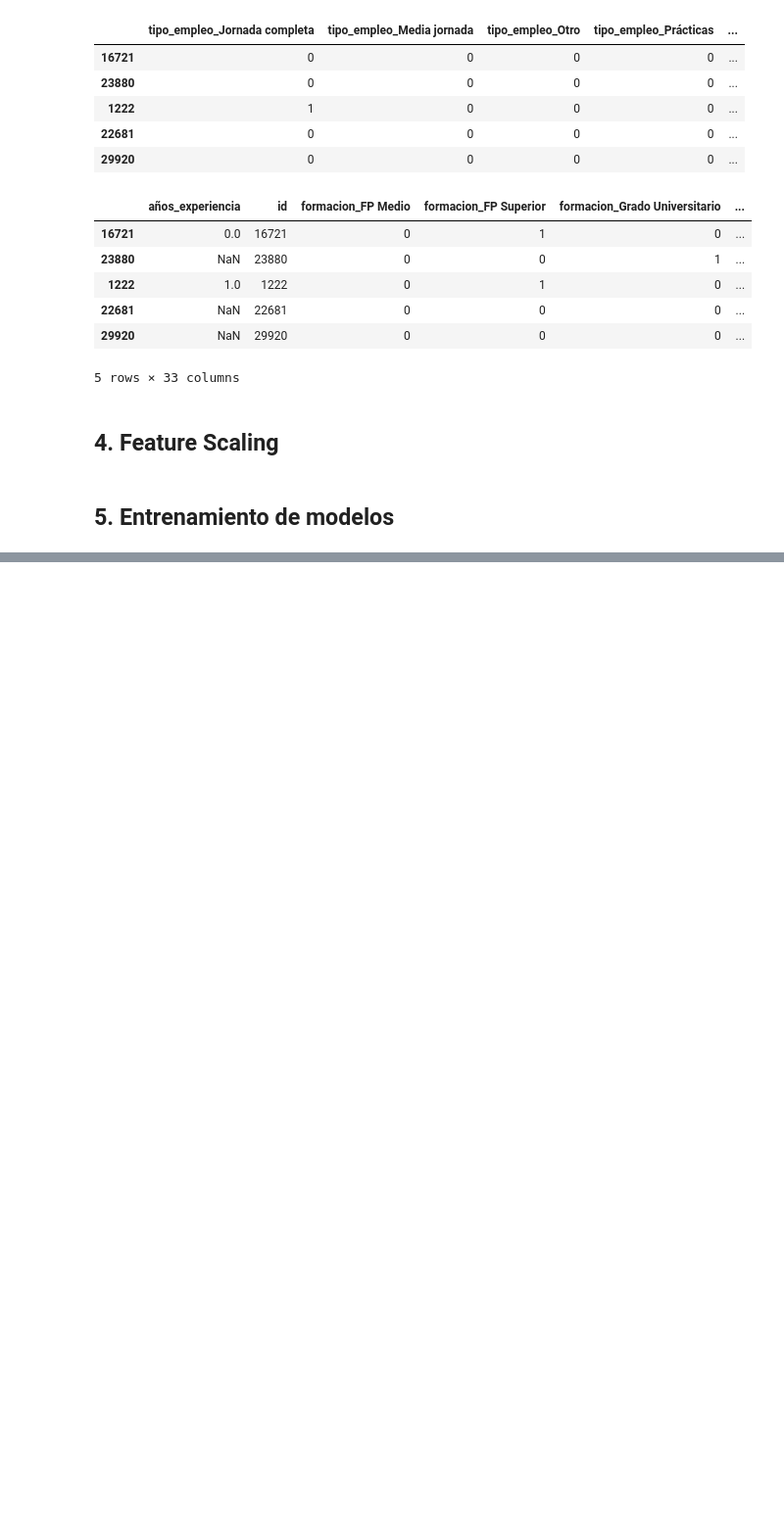
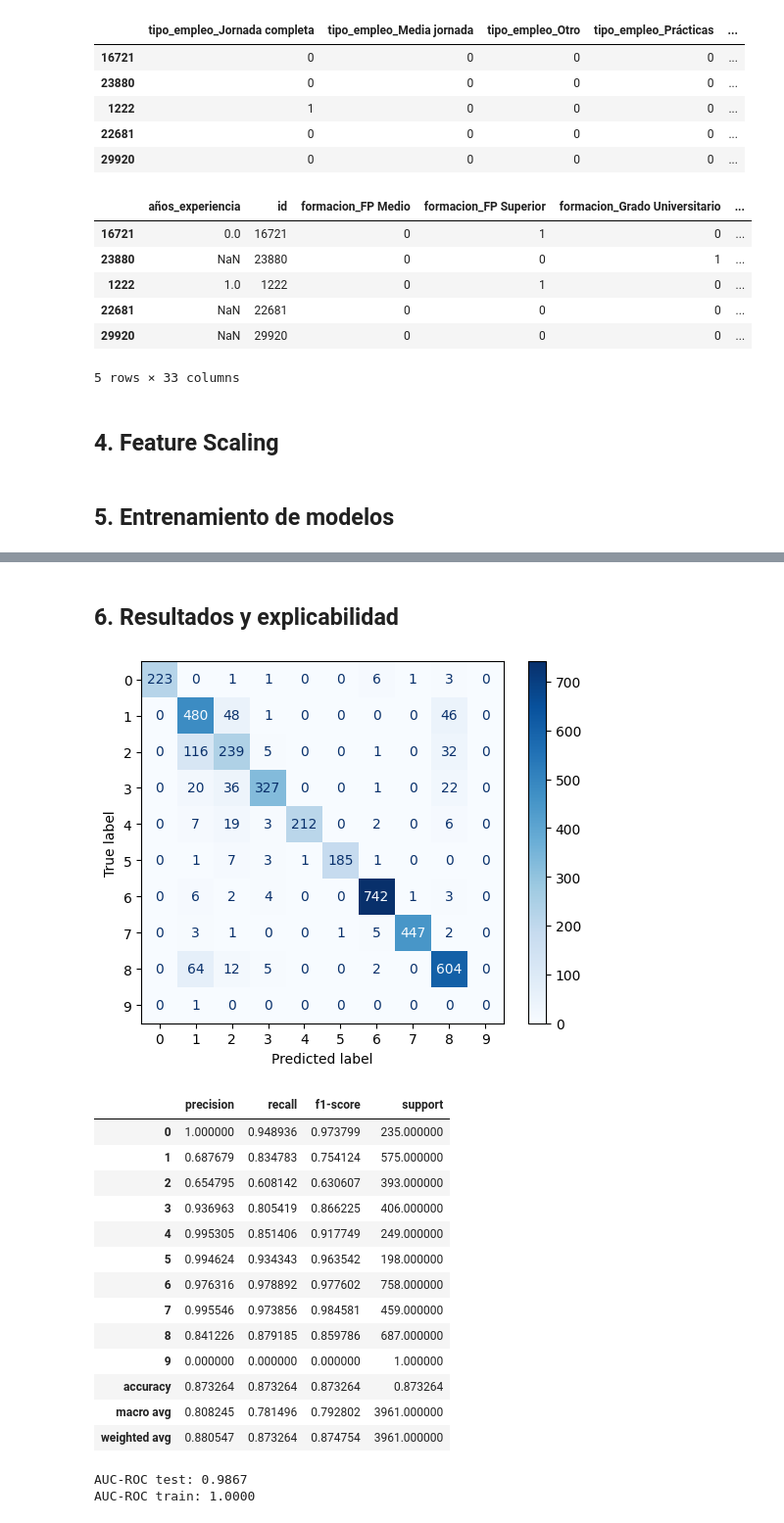
Before and after one commit to Ivan-0612/TFM_job_description_prediction, a Jupyter notebook: notebooks/06_salary_model.ipynb, the cells around one changed output, grey strips where cells are left out. Shown at 98% size. Cells and saved outputs as stored; diff of their text form; code cells hidden in the pictures; blank space fills up the shorter version.

Commit message:
modelos y resultados

```diff
--- a/notebooks/06_salary_model.ipynb
+++ b/notebooks/06_salary_model.ipynb
@@ -3,9 +3,12 @@
 # %%
 import pandas as pd
 import numpy as np
-
+from sklearn.preprocessing import LabelEncoder
 df = pd.read_csv('../data/interim/df_merged.csv')
 df = df.dropna(subset=['Rango_Salarial'])
+
+label_encoder = LabelEncoder()
+df['Rango_Salarial'] = label_encoder.fit_transform(df['Rango_Salarial']) # para entrenar los modelos correctamente
 # %%
 df.shape
 # %% [output]
@@ -174,6 +177,10 @@ X_train = X_train.drop(columns=['id'])
 X_test = X_test.drop(columns=['id'])
 # %% [markdown]
 ## 5. Entrenamiento de modelos
+# %%
+# Arreglar nombre de columnas para evitar problemas con los modelos
+X_train.columns = X_train.columns.str.replace(',', '_')
+X_test.columns = X_test.columns.str.replace(',', '_')
 # %%
 sets_posibles = [
     list(X_train.columns),
@@ -309,0 +380,50 @@ for i, features in enumerate(sets_posibles):
+# %% [markdown]
+## 6. Resultados y explicabilidad
+# %%
+import shap
+import matplotlib.pyplot as plt
+def resultados(model, X_train_model, X_test_model):
+    y_pred_train = model.predict(X_train_model)
+    y_pred_proba = model.predict_proba(X_test_model)
+    y_pred_test = model.predict(X_test_model)
+
+    auc_roc_test = roc_auc_score(y_test, y_pred_proba, multi_class='ovr', average='weighted')
+    auc_roc_train = roc_auc_score(y_train, model.predict_proba(X_train_model), multi_class='ovr', average='weighted')
+
+    ConfusionMatrixDisplay.from_predictions(
+    y_test,
+    y_pred_test,
+    cmap=plt.cm.Blues,
+    values_format='.0f',
+    )
+    plt.show()
+
+    display(pd.DataFrame(classification_report(y_test,y_pred_test, output_dict=True)).T)
+
+    print(f'AUC-ROC test: {auc_roc_test:.4f}')
+    print(f'AUC-ROC train: {auc_roc_train:.4f}')
+
+    explainer = shap.TreeExplainer(model)
+    shap_values = explainer(X_test_model)
+    shap.summary_plot(shap_values.values, X_test_model, plot_type="bar")
+# %%
+Xgb_set1 = joblib.load('../models/set_1_XGBClassifier.joblib')
+resultados(Xgb_set1, X_train[sets_posibles[0]], X_test[sets_posibles[0]])
+# %% [output]
+[figure, added]
+|  | precision | recall | f1-score | support |
+| 0 | 1.000000 | 0.948936 | 0.973799 | 235.000000 |
+| 1 | 0.687679 | 0.834783 | 0.754124 | 575.000000 |
+| 2 | 0.654795 | 0.608142 | 0.630607 | 393.000000 |
+| 3 | 0.936963 | 0.805419 | 0.866225 | 406.000000 |
+| 4 | 0.995305 | 0.851406 | 0.917749 | 249.000000 |
+| 5 | 0.994624 | 0.934343 | 0.963542 | 198.000000 |
+| 6 | 0.976316 | 0.978892 | 0.977602 | 758.000000 |
+| 7 | 0.995546 | 0.973856 | 0.984581 | 459.000000 |
+| 8 | 0.841226 | 0.879185 | 0.859786 | 687.000000 |
+| 9 | 0.000000 | 0.000000 | 0.000000 | 1.000000 |
+| accuracy | 0.873264 | 0.873264 | 0.873264 | 0.873264 |
+| macro avg | 0.808245 | 0.781496 | 0.792802 | 3961.000000 |
+| weighted avg | 0.880547 | 0.873264 | 0.874754 | 3961.000000 |
+AUC-ROC test: 0.9867
+AUC-ROC train: 1.0000
```
Also changed, not shown: parts of 8 cells of this notebook, 8 other files.
